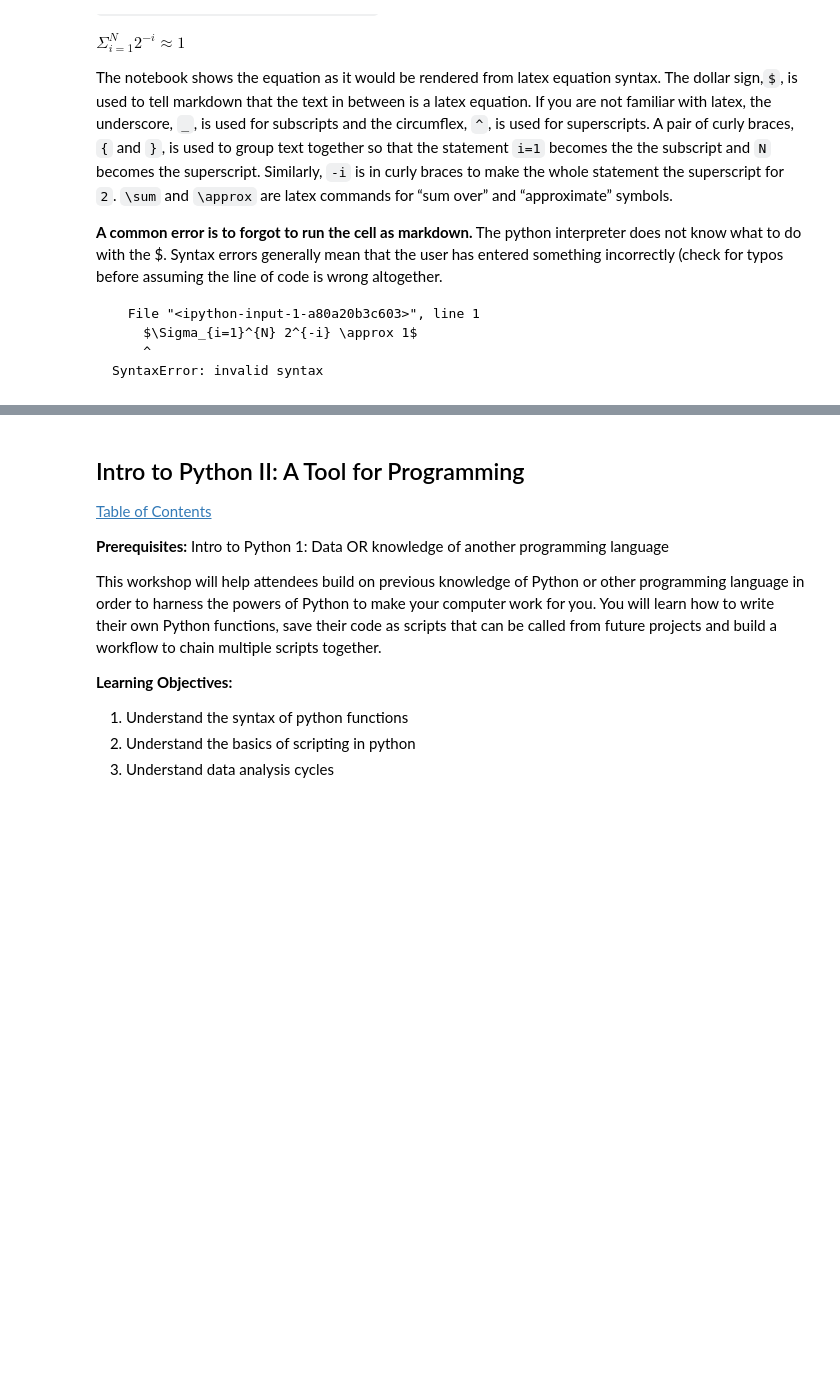
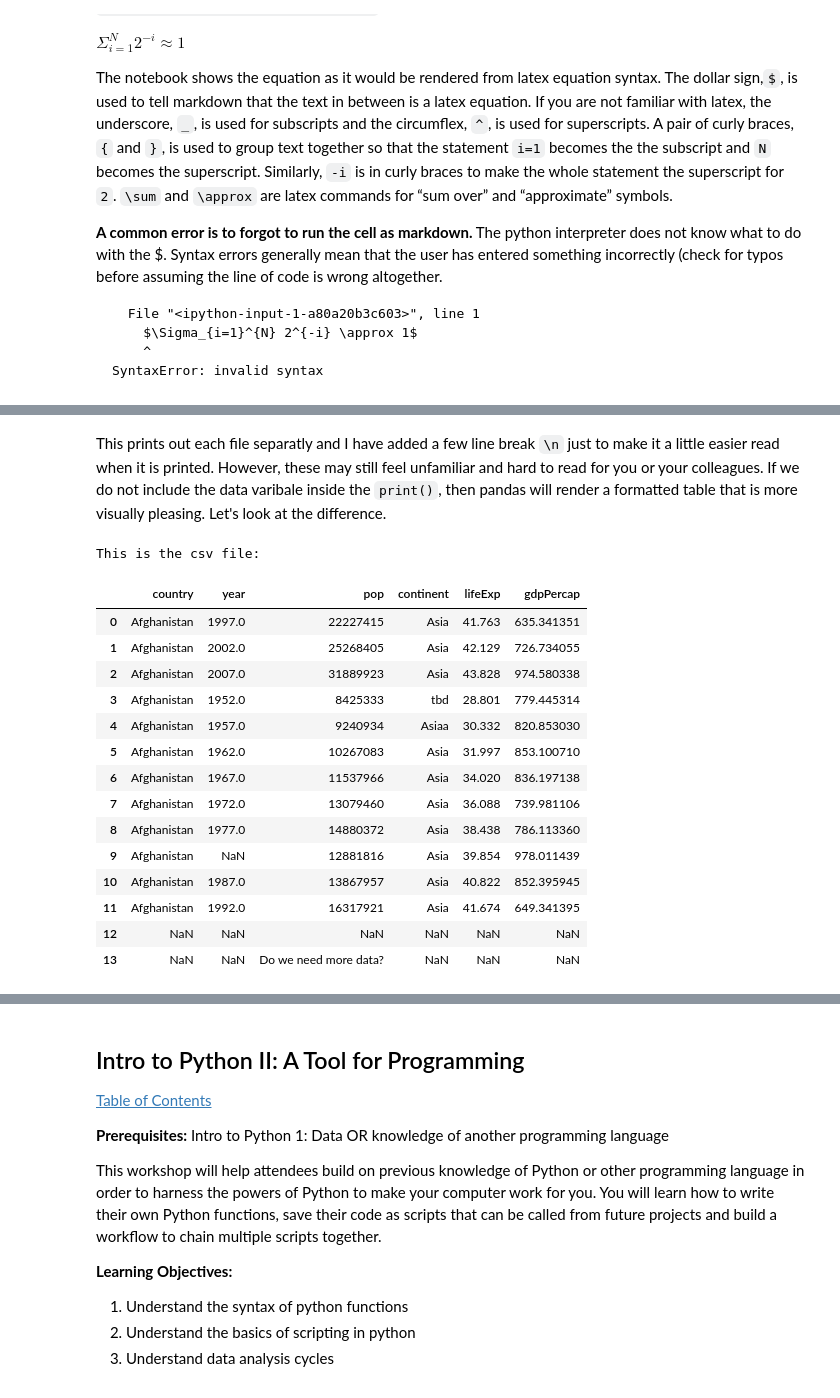
Before and after one commit to drakeasberry/2021_Resbaz_Python, a Jupyter notebook: intro_python/Intro_Python_Resbaz_2020.ipynb, the cells around one changed output, grey strips where cells are left out. Drawn from its saved outputs; the diff is of its cells as text; code cells hidden in the pictures; blank space fills up the shorter version.

```diff
--- a/intro_python/Intro_Python_Resbaz_2020.ipynb
+++ b/intro_python/Intro_Python_Resbaz_2020.ipynb
@@ -383,0 +1153,3 @@ This workshop will help researchers with no prior programming experience learn h
+# %%
+# import from csv file
+afghanistan_csv = pd.read_csv('gapminder_data/Afghanistan_Raw.csv')
@@ -383,0 +1195,2 @@ This workshop will help researchers with no prior programming experience learn h
+# %% [markdown]
+This prints out each file separatly and I have added a few line break `\n` just to make it a little easier read when it is printed. However, these may still feel unfamiliar and hard to read for you or your colleagues. If we do not include the data varibale inside the `print()`, then pandas will render a formatted table that is more visually pleasing. Let's look at the difference.
@@ -383,0 +1201,21 @@ This workshop will help researchers with no prior programming experience learn h
+# %%
+# Use print to label the output, but let pandas render the table
+print('This is the csv file:')
+afghanistan_csv
+# %% [output]
+This is the csv file:
+|  | country | year | pop | continent | lifeExp | gdpPercap |
+| 0 | Afghanistan | 1997.0 | 22227415 | Asia | 41.763 | 635.341351 |
+| 1 | Afghanistan | 2002.0 | 25268405 | Asia | 42.129 | 726.734055 |
+| 2 | Afghanistan | 2007.0 | 31889923 | Asia | 43.828 | 974.580338 |
+| 3 | Afghanistan | 1952.0 | 8425333 | tbd | 28.801 | 779.445314 |
+| 4 | Afghanistan | 1957.0 | 9240934 | Asiaa | 30.332 | 820.853030 |
+| 5 | Afghanistan | 1962.0 | 10267083 | Asia | 31.997 | 853.100710 |
+| 6 | Afghanistan | 1967.0 | 11537966 | Asia | 34.020 | 836.197138 |
+| 7 | Afghanistan | 1972.0 | 13079460 | Asia | 36.088 | 739.981106 |
+| 8 | Afghanistan | 1977.0 | 14880372 | Asia | 38.438 | 786.113360 |
+| 9 | Afghanistan | NaN | 12881816 | Asia | 39.854 | 978.011439 |
+| 10 | Afghanistan | 1987.0 | 13867957 | Asia | 40.822 | 852.395945 |
+| 11 | Afghanistan | 1992.0 | 16317921 | Asia | 41.674 | 649.341395 |
+| 12 | NaN | NaN | NaN | NaN | NaN | NaN |
+| 13 | NaN | NaN | Do we need more data? | NaN | NaN | NaN |
```
Also changed, not shown: parts of 266 cells of this notebook, 10 other files.
